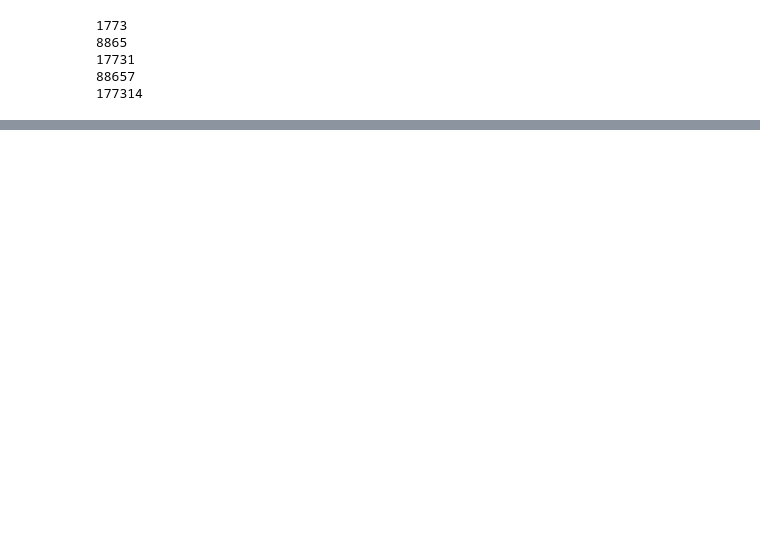
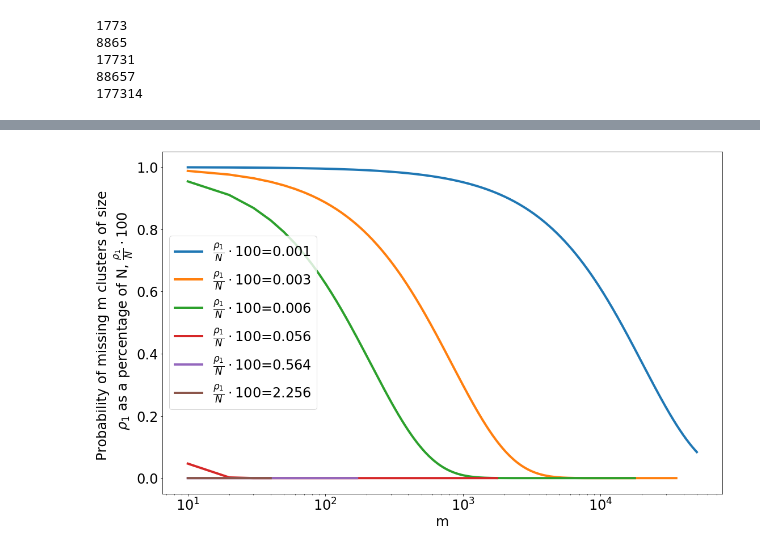
Before and after one commit to hsmurali/SCRAPT, a Jupyter notebook: Experiments/Compare_Probabilities_Iterative_Clustering.ipynb, the cells around one changed output, grey strips where cells are left out. Saved outputs shown, nothing was run; the diff lists cells and outputs as text; code cells hidden in the pictures; blank space fills up the shorter version.

```diff
--- a/Experiments/Compare_Probabilities_Iterative_Clustering.ipynb
+++ b/Experiments/Compare_Probabilities_Iterative_Clustering.ipynb
@@ -114,0 +106,14 @@ fig.savefig('../../Plots/Iterative_Clustering/Probability_Missing_Cluster.pdf')
+# %%
+df = df.set_index('Num_Clusters')
+# %%
+fig, ax = plt.subplots(1,1,figsize=(16,10))
+
+df.plot(ax = ax, linewidth=4)
+ax.set_xlabel('m')
+ax.set_ylabel('Probability of missing m clusters of size \n '+r'$\rho_1$ as a percentage of N, $\frac{\rho_1}{N}\cdot 100$')
+ax.set_xscale('log')
+fig.tight_layout()
+#ax.set_ylim([0,1])
+fig.savefig('../../Plots/Iterative_Clustering/Lemma_2_Plot.pdf')
+# %% [output]
+[figure, added]
```
Also changed, not shown: parts of 4 cells of this notebook, 56 other files.
